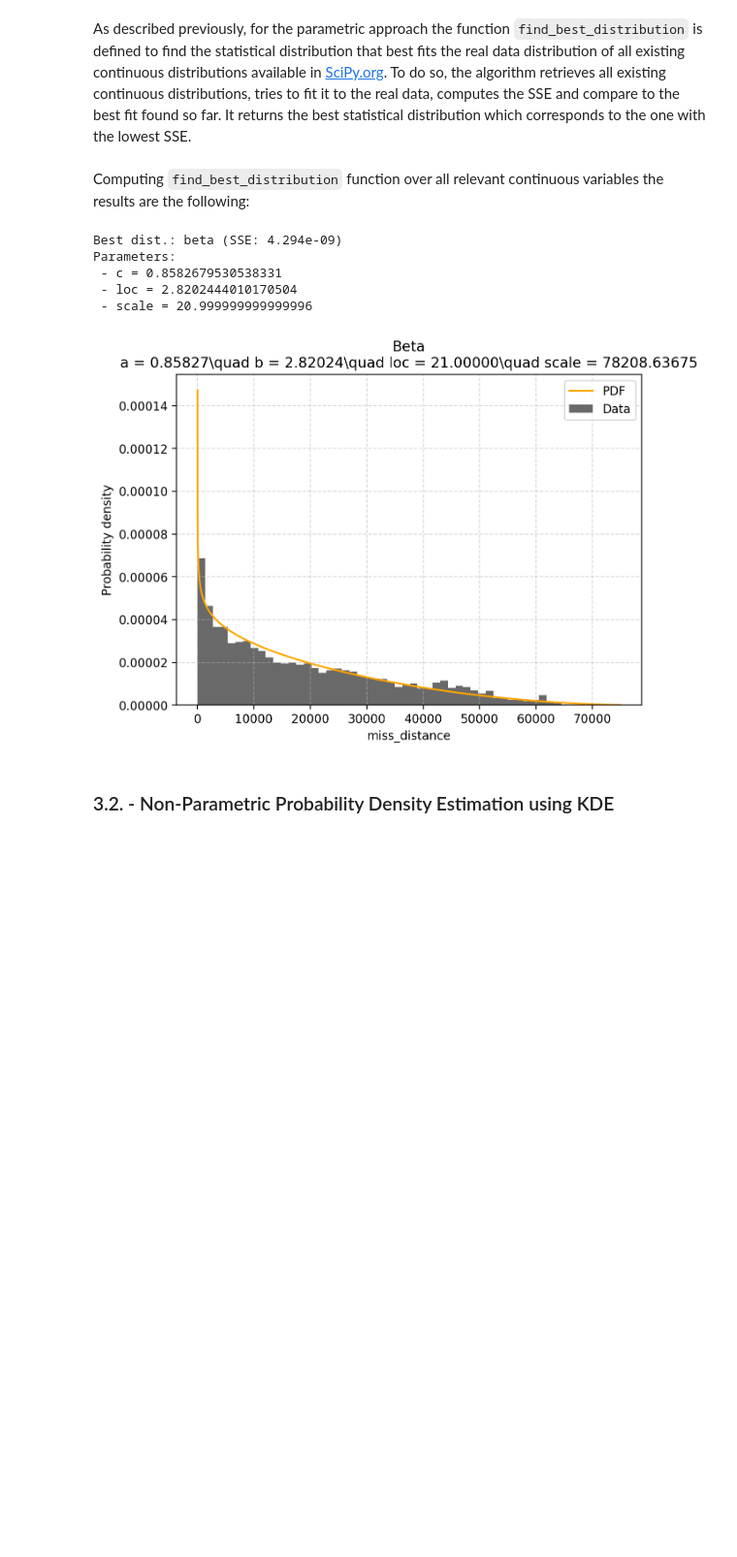
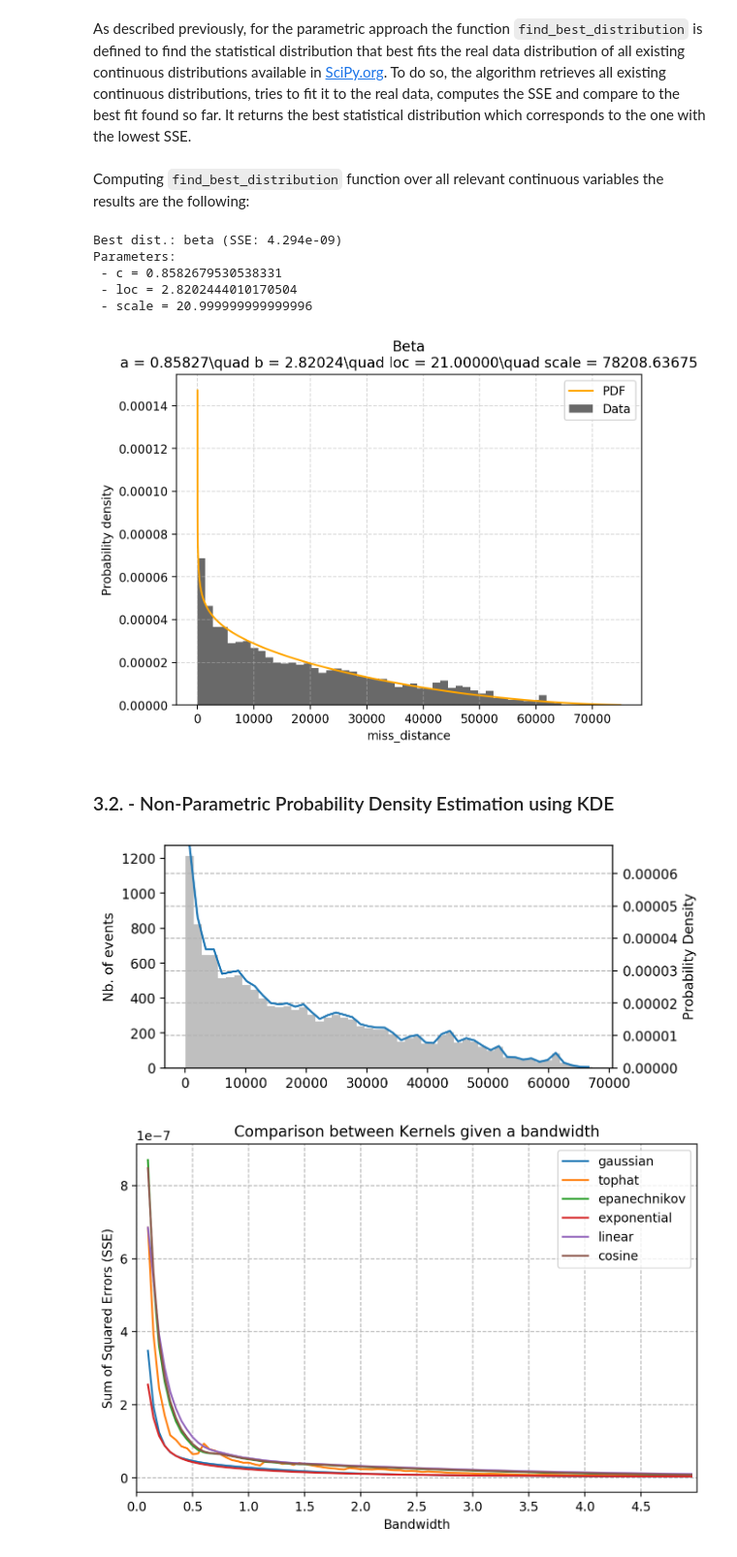
Before and after one commit to JJavierRosales/scapy, a Jupyter notebook: notebooks/Kelvins - Collision Avoidance Challenge + EDA.ipynb, the cells around one changed output. Shown at 97% size. Saved outputs shown, nothing was run; the diff lists cells and outputs as text; code cells hidden in the pictures; blank space fills up the shorter version.

Commit message:
Add scikit KDE algorithms to EDA
Add KDE models to estimate probability density in EDA using
scikit-learn library.

```diff
--- a/notebooks/Kelvins - Collision Avoidance Challenge + EDA.ipynb
+++ b/notebooks/Kelvins - Collision Avoidance Challenge + EDA.ipynb
@@ -551,3 +555,74 @@ Parameters:
 ### 3.2. - Non-Parametric Probability Density Estimation using KDE
 # %%
 from sklearn.neighbors import KernelDensity
+
+# Define size of samples to divide the data into
+bins = 50
+dens_data, bin_edges = np.histogram(data, bins=bins, density=True)
+
+X = np.zeros((len(dens_data),1))
+
+for i in range(len(dens_data)):
+    X[i,0]=(bin_edges[i+1] + bin_edges[i])/2
+
+# Create figure to plot probability densities and histogram
+fig, ax_hist = plt.subplots(figsize=(6,3))
+
+# Create a secondary axis for the histogram.
+ax_dens = ax_hist.twinx()
+
+ax_hist.hist(data, bins=bins, alpha=0.5, color='gray')
+ax_dens.plot(X[:,0], dens_data, label=r'Data')
+
+ax_dens.set_xlabel(r'Miss distance (km)')
+ax_dens.set_ylabel(r'Probability Density')
+ax_hist.set_ylabel(r'Nb. of events')
+
+ax_dens.set_ylim(0,dens_data.max())
+plt.grid(True, linestyle='--')
+plt.show()
+
+# Get both object's data
+data = df_lastCDM['miss_distance'].to_numpy().reshape(-1,1)
+
+# Initialize array with all available kernels in Scikit-learn
+kernels = ["gaussian", "tophat", "epanechnikov", "exponential", "linear", "cosine"]
+
+# Initialize array with different values for the bandwidth
+bandwidths = np.arange(0.1,5,0.05)
+
+# Initialize array to store SSE
+sse = np.zeros_like(bandwidths)
+
+# Create plot object to compare all kernels as a function of the bandwidth
+plt.figure(figsize=(8,5))
+
+# Iterate through all kernels
+for kernel in kernels:
+    # Iterate through bandwidths
+
+    for i, bandwidth in enumerate(bandwidths):
+        # Fit the Kernel Density Estimator
+        kde = KernelDensity(kernel=kernel, bandwidth=bandwidth).fit(data)
+
+        # Compute the log-likelihood of each sample under the model.
+        log_dens = kde.score_samples(X)
+        dens_estimated = np.exp(log_dens)
+
+        # Compute Sum of Squared Errors (SSE) for the density estimation
+        sse[i] = np.sum((dens_estimated - dens_data)**2)
+
+    plt.plot(bandwidths, sse, label=r'' + kernel)
+
+plt.title(r'Comparison between Kernels given a bandwidth')
+
+plt.xticks(np.arange(0,5,0.5))
+plt.xlim(0,5)
+plt.ylabel(r'Sum of Squared Errors (SSE)')
+plt.xlabel(r'Bandwidth')
+plt.grid(True, linestyle='--')
+plt.legend(loc='best')
+plt.show()
+# %% [output]
+[figure, added]
+[figure, added]
```
Also changed, not shown: parts of 3 cells of this notebook.
